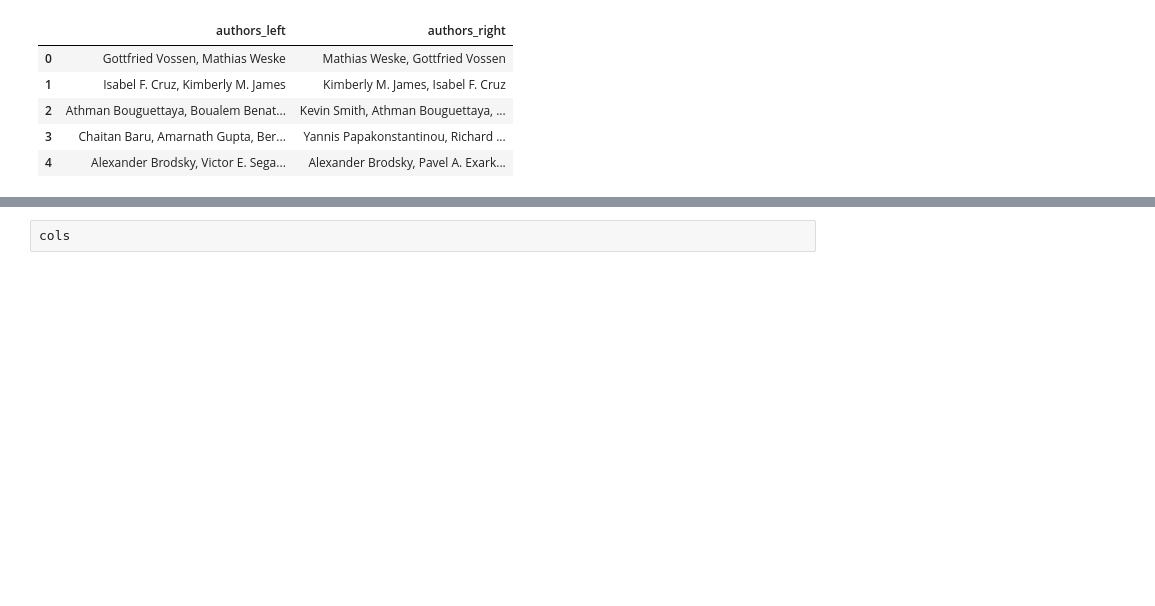
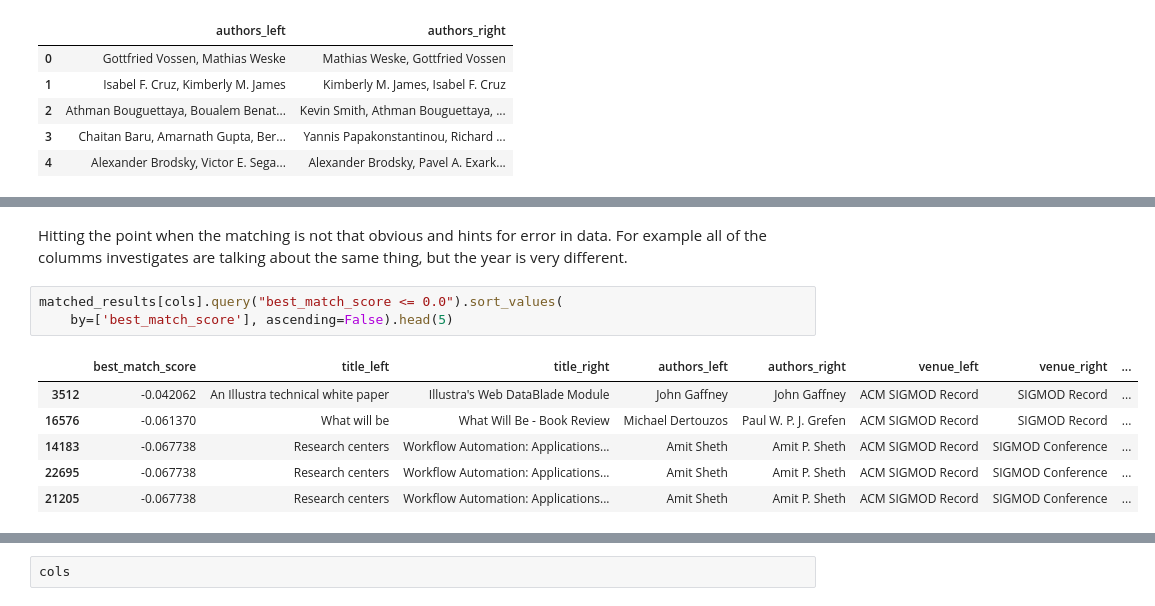
Before and after one commit to theoem/Data-Linkage, a Jupyter notebook: Data-Linkage/Record-Linking-Fuzzy-Matching-Teodoras.ipynb, the cells around one changed output, grey strips where cells are left out. Drawn from its saved outputs; the diff is of its cells as text; blank space fills up the shorter version.

```diff
--- a/Data-Linkage/Record-Linking-Fuzzy-Matching-Teodoras.ipynb
+++ b/Data-Linkage/Record-Linking-Fuzzy-Matching-Teodoras.ipynb
@@ -219,0 +262,12 @@ matched_results[cols].query("best_match_score <= 1").sort_values(
+# %% [markdown]
+Hitting the point when the matching is not that obvious and hints for error in data. For example all of the columms investigates are talking about the same thing, but the year is very different.
+# %%
+matched_results[cols].query("best_match_score <= 0.0").sort_values(
+    by=['best_match_score'], ascending=False).head(5)
+# %% [output]
+|  | best_match_score | title_left | title_right | authors_left | authors_right | venue_left | venue_right | ... |
+| 3512 | -0.042062 | An Illustra technical white paper | Illustra's Web DataBlade Module | John Gaffney | John Gaffney | ACM SIGMOD Record | SIGMOD Record | ... |
+| 16576 | -0.061370 | What will be | What Will Be - Book Review | Michael Dertouzos | Paul W. P. J. Grefen | ACM SIGMOD Record | SIGMOD Record | ... |
+| 14183 | -0.067738 | Research centers | Workflow Automation: Applications... | Amit Sheth | Amit P. Sheth | ACM SIGMOD Record | SIGMOD Conference | ... |
+| 22695 | -0.067738 | Research centers | Workflow Automation: Applications... | Amit Sheth | Amit P. Sheth | ACM SIGMOD Record | SIGMOD Conference | ... |
+| 21205 | -0.067738 | Research centers | Workflow Automation: Applications... | Amit Sheth | Amit P. Sheth | ACM SIGMOD Record | SIGMOD Conference | ... |
```
Also changed, not shown: parts of 112 cells of this notebook.
